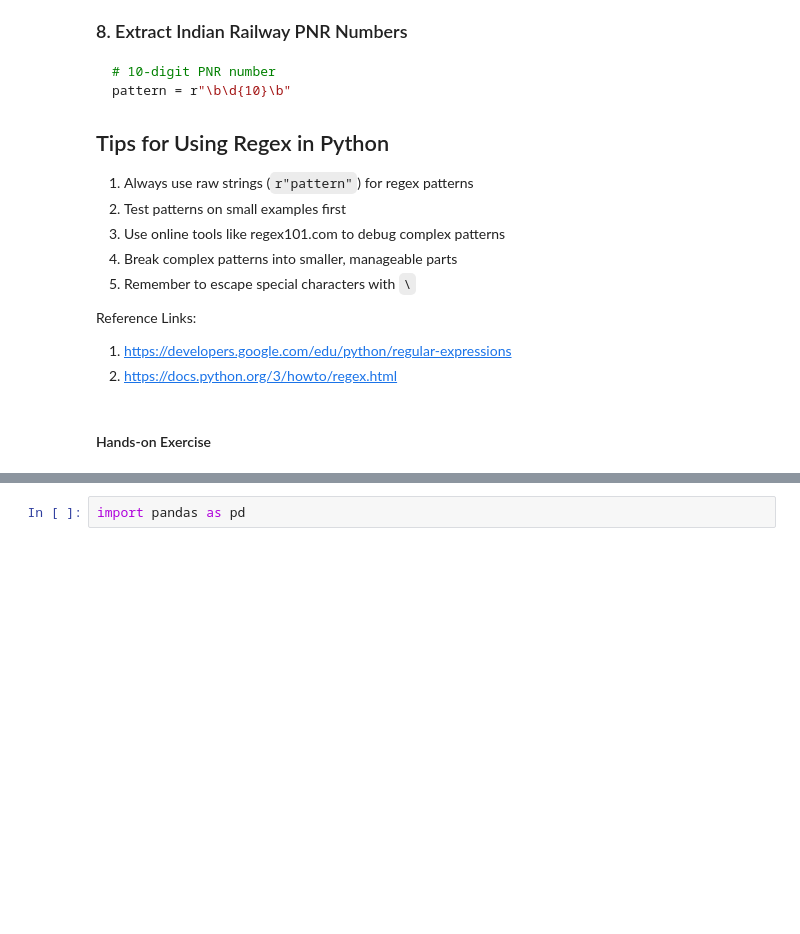
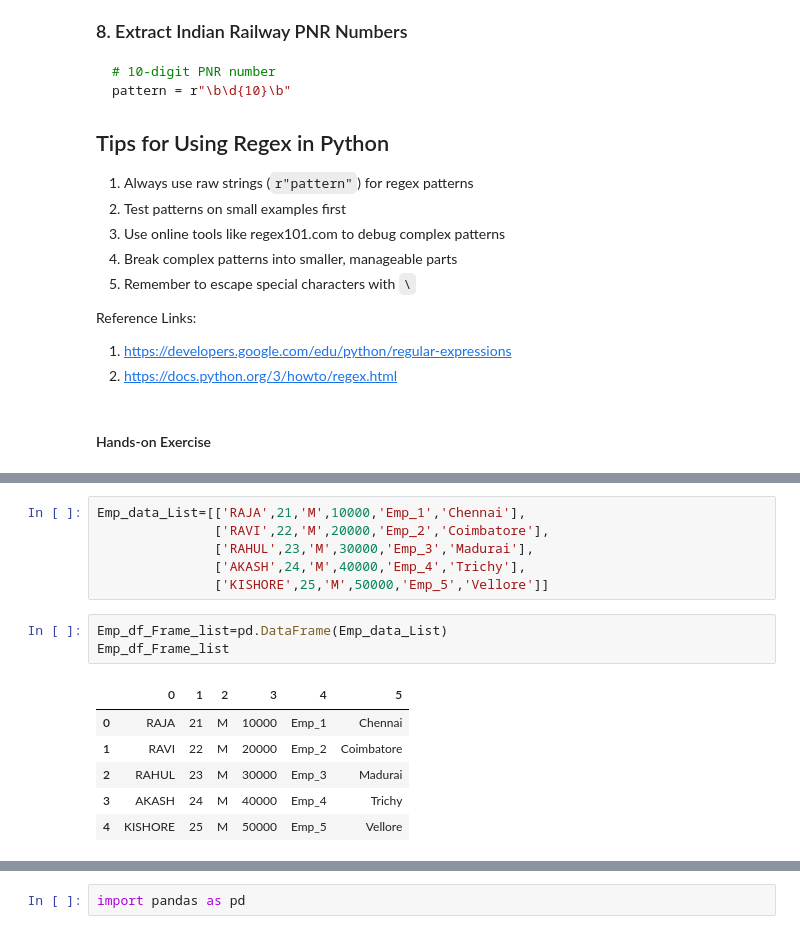
Before and after one commit to Infant-Joshva/Data-Science-learning-path, a Jupyter notebook: Practice Colab.ipynb, the cells around one changed output, grey strips where cells are left out. Saved outputs shown, nothing was run; the diff lists cells and outputs as text; blank space fills up the shorter version.

```diff
--- a/Practice Colab.ipynb
+++ b/Practice Colab.ipynb
@@ -4054,0 +4188,16 @@ Reference Links:
+# %%
+Emp_data_List=[['RAJA',21,'M',10000,'Emp_1','Chennai'],
+               ['RAVI',22,'M',20000,'Emp_2','Coimbatore'],
+               ['RAHUL',23,'M',30000,'Emp_3','Madurai'],
+               ['AKASH',24,'M',40000,'Emp_4','Trichy'],
+               ['KISHORE',25,'M',50000,'Emp_5','Vellore']]
+# %%
+Emp_df_Frame_list=pd.DataFrame(Emp_data_List)
+Emp_df_Frame_list
+# %% [output]
+|  | 0 | 1 | 2 | 3 | 4 | 5 |
+| 0 | RAJA | 21 | M | 10000 | Emp_1 | Chennai |
+| 1 | RAVI | 22 | M | 20000 | Emp_2 | Coimbatore |
+| 2 | RAHUL | 23 | M | 30000 | Emp_3 | Madurai |
+| 3 | AKASH | 24 | M | 40000 | Emp_4 | Trichy |
+| 4 | KISHORE | 25 | M | 50000 | Emp_5 | Vellore |
```
Also changed, not shown: parts of 18 cells of this notebook.
